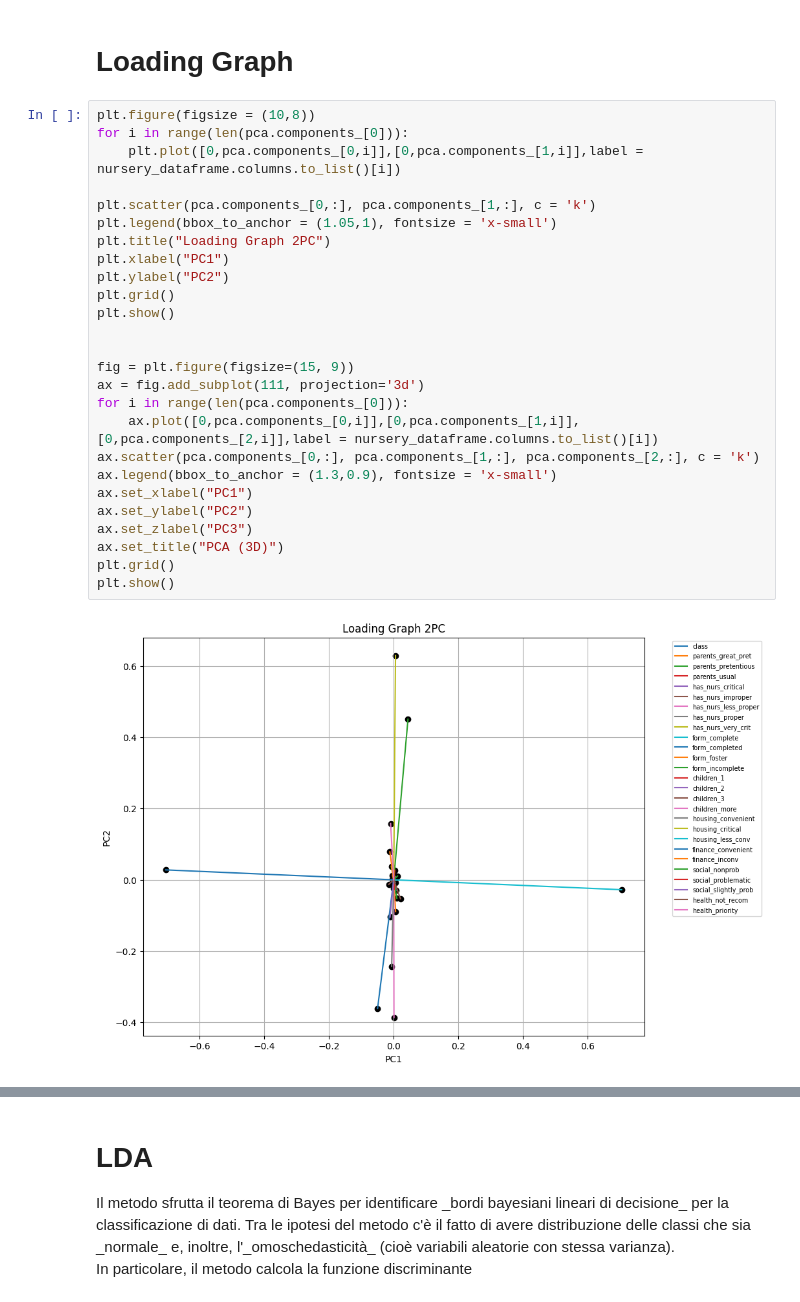
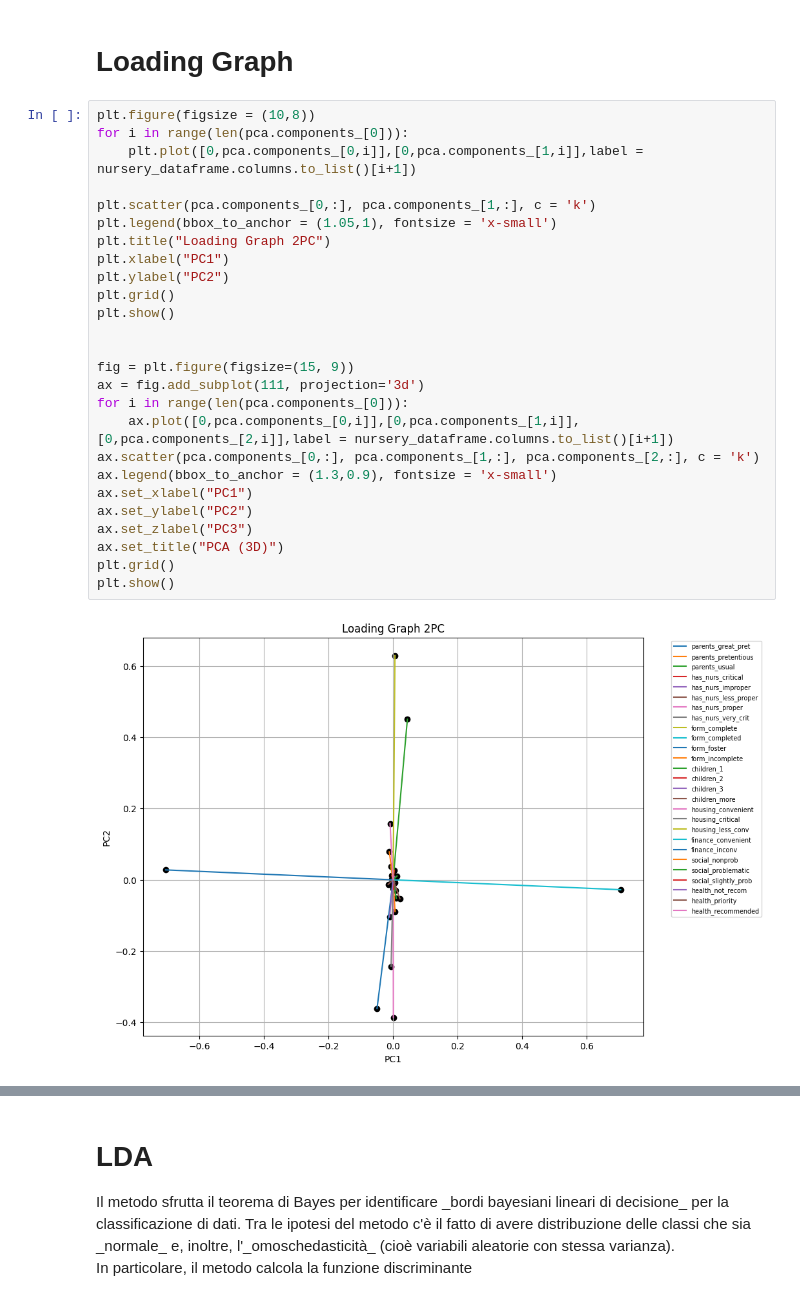
Before and after one commit to AlessioGiay/Progetto_MateIA, a Jupyter notebook: Progetto.ipynb, the cells around one changed output, grey strips where cells are left out. Cells and saved outputs as stored; diff of their text form.

```diff
--- a/Progetto.ipynb
+++ b/Progetto.ipynb
@@ -449,28 +449,28 @@ plt.show()
 # %%
 plt.figure(figsize = (10,8))
 for i in range(len(pca.components_[0])):
-    plt.plot([0,pca.components_[0,i]],[0,pca.components_[1,i]],label = nursery_dataframe.columns.to_list()[i])
+    plt.plot([0,pca.components_[0,i]],[0,pca.components_[1,i]],label = nursery_dataframe.columns.to_list()[i+1])
 
 plt.scatter(pca.components_[0,:], pca.components_[1,:], c = 'k')
 plt.legend(bbox_to_anchor = (1.05,1), fontsize = 'x-small')
 plt.title("Loading Graph 2PC")
 plt.xlabel("PC1")
 plt.ylabel("PC2")
 plt.grid()
 plt.show()
 
 
 fig = plt.figure(figsize=(15, 9))
 ax = fig.add_subplot(111, projection='3d')
 for i in range(len(pca.components_[0])):
-    ax.plot([0,pca.components_[0,i]],[0,pca.components_[1,i]],[0,pca.components_[2,i]],label = nursery_dataframe.columns.to_list()[i])
+    ax.plot([0,pca.components_[0,i]],[0,pca.components_[1,i]],[0,pca.components_[2,i]],label = nursery_dataframe.columns.to_list()[i+1])
 ax.scatter(pca.components_[0,:], pca.components_[1,:], pca.components_[2,:], c = 'k')
 ax.legend(bbox_to_anchor = (1.3,0.9), fontsize = 'x-small')
 ax.set_xlabel("PC1")
 ax.set_ylabel("PC2")
 ax.set_zlabel("PC3")
 ax.set_title("PCA (3D)")
 plt.grid()
 plt.show()
 # %% [output]
-[figure, old version]
+[figure, new version]
```
Also changed, not shown: parts of 6 cells of this notebook.
